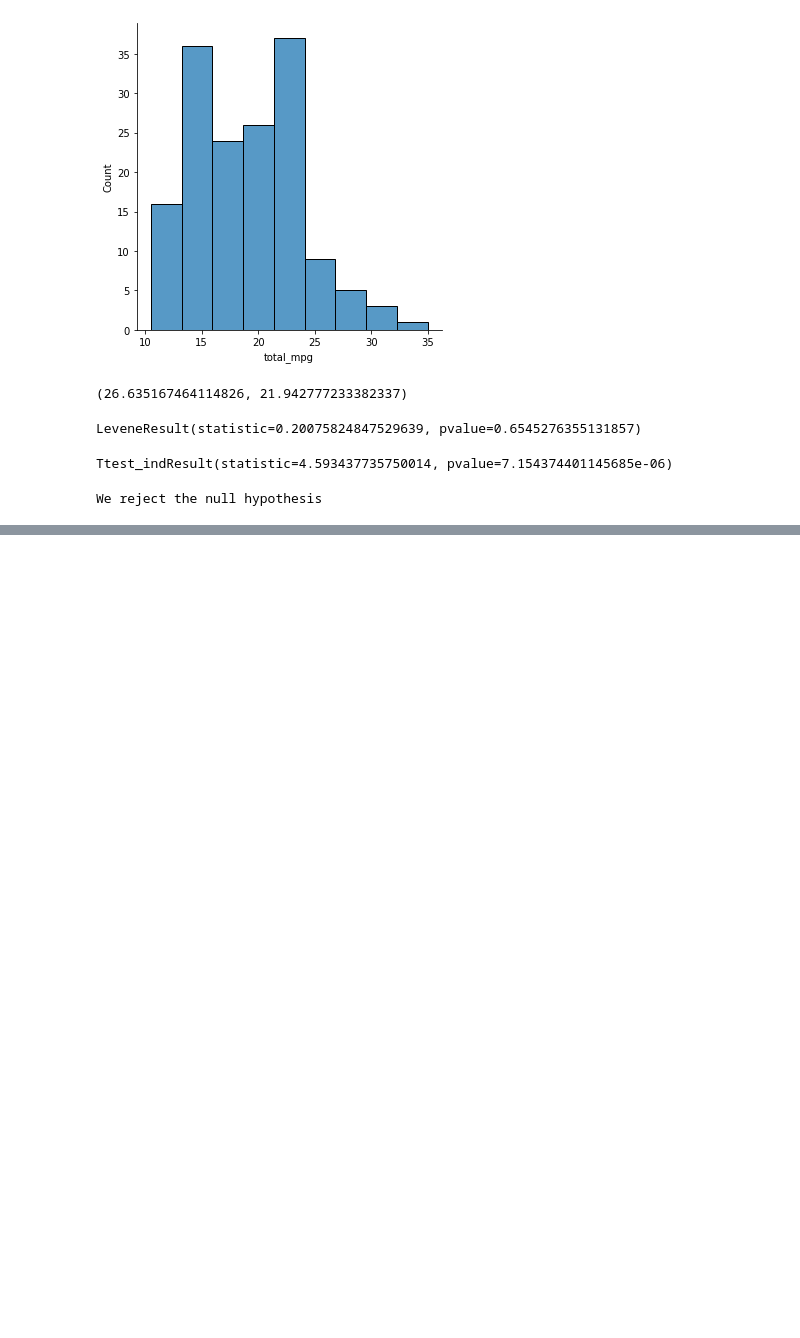
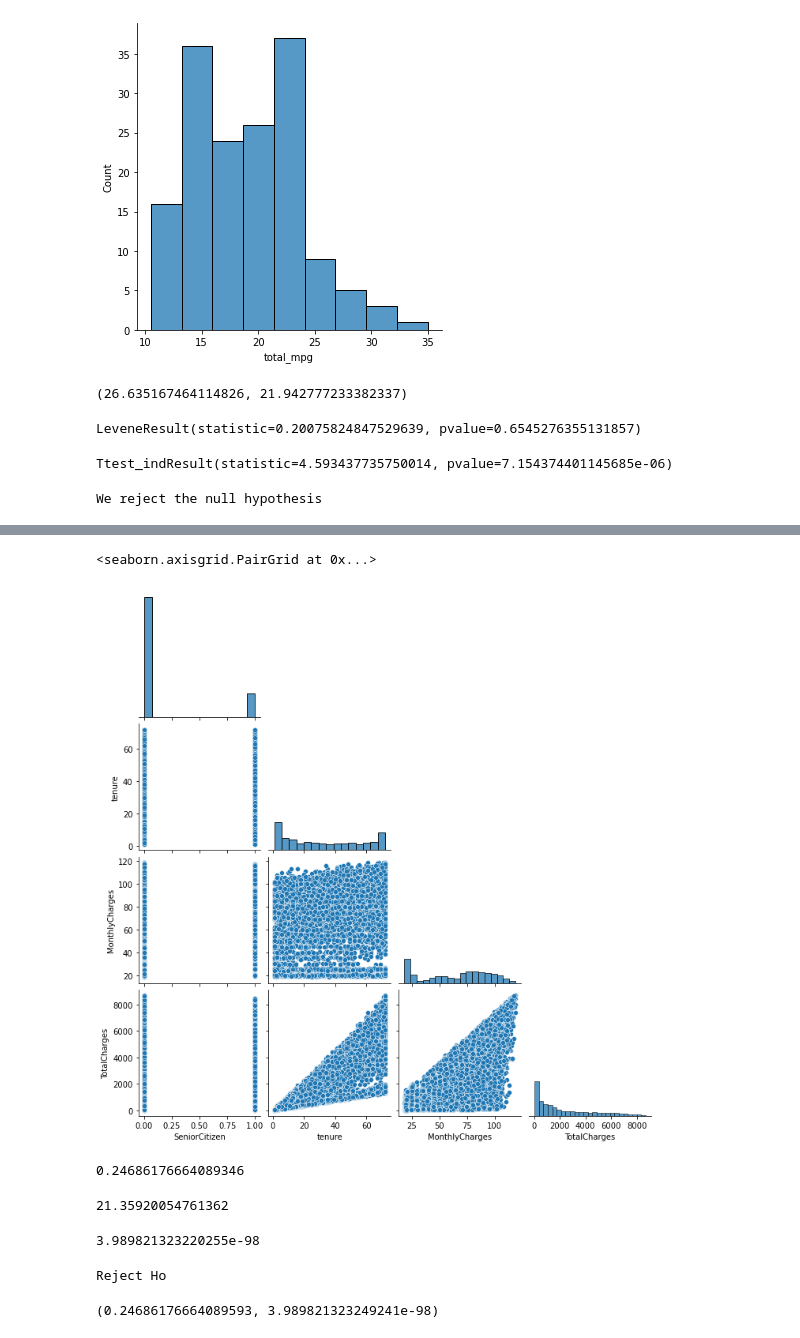
Before and after one commit to bradgauvin/statistics-exercises, a Jupyter notebook: hypothesis_testing.ipynb, the cells around one changed output, grey strips where cells are left out. Cells and saved outputs as stored; diff of their text form; code cells hidden in the pictures; blank space fills up the shorter version.

Commit message:
added first correlation exercise

```diff
--- a/hypothesis_testing.ipynb
+++ b/hypothesis_testing.ipynb
@@ -286,0 +291,3 @@ We reject the null hypothesis
+# %%
+df = pd.read_csv('telco_churn.csv')
+df.head()
@@ -286,0 +328,3 @@ We reject the null hypothesis
+# %%
+# drop missing values
+df = df.dropna()
@@ -286,0 +361,49 @@ We reject the null hypothesis
+# %%
+tenure = df.tenure
+monthly_charges = df.MonthlyCharges
+
+sns.pairplot(df, corner= True)
+# %% [output]
+<seaborn.axisgrid.PairGrid at 0x...>
+[figure, added]
+# %%
+n = df.shape[0]
+degf = n-2
+α=0.05
+conf_interval = 1-α
+
+# Ho: there is no linear correlation between tenure and charges
+# Ha: there is a linear correlation between tenure and charges
+
+x = df.tenure
+y = df.MonthlyCharges
+
+def std(x):
+    variance = ((x-x.mean())**2).sum()/n
+    return sqrt(variance)
+r_xy = (((x - x.mean()) * (y - y.mean())).sum() / n) / (std(x) * std(y))
+r_xy
+# %% [output]
+0.24686176664089346
+# %%
+t = (r_xy * sqrt(n - 2)) / sqrt(1 - r_xy**2)
+t
+# %% [output]
+21.35920054761362
+# %%
+p = stats.t.sf(t, df=degf) * 2 # *2 for a two-tailed test
+p
+# %% [output]
+3.989821323220255e-98
+# %%
+if p < α:
+    print(f'Reject Ho')
+else:
+    print(f'Fail to Reject Ho')
+# %% [output]
+Reject Ho
+# %%
+corr, p = stats.pearsonr (x,y)
+corr, p
+# %% [output]
+(0.24686176664089593, 3.989821323249241e-98)
```
Also changed, not shown: parts of 7 cells of this notebook.
